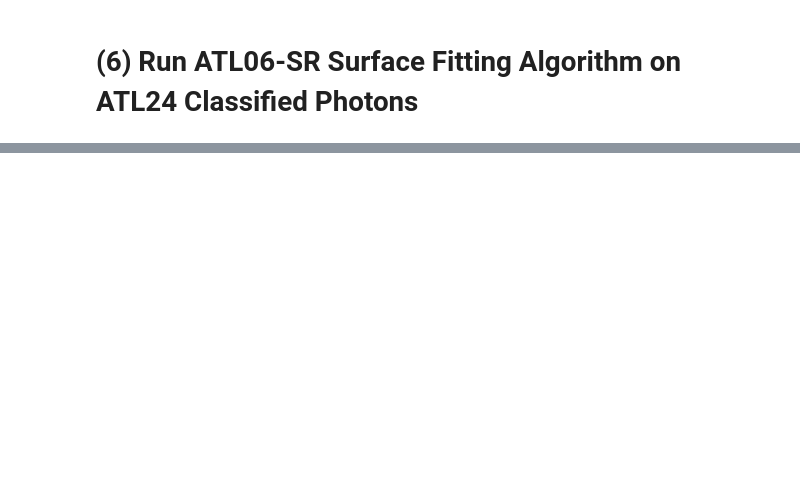
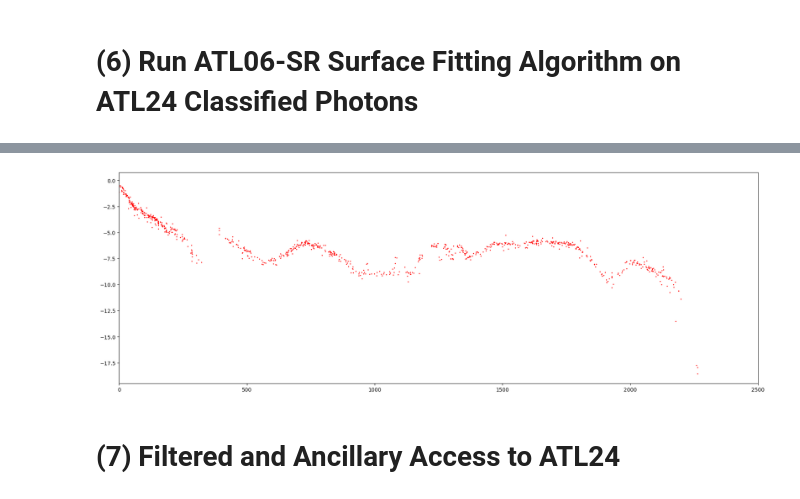
Before and after one commit to SlideRuleEarth/sliderule, a Jupyter notebook: clients/python/examples/atl24_access.ipynb, the cells around one changed output, grey strips where cells are left out. Drawn from its saved outputs; the diff is of its cells as text; code cells hidden in the pictures; blank space fills up the shorter version.

```diff
--- a/clients/python/examples/atl24_access.ipynb
+++ b/clients/python/examples/atl24_access.ipynb
@@ -159,2 +324,6 @@ plot_atl06(gdf6, 0, 2500)
 # %%
-plot_atl24(gdf2)
+plot_atl24(gdf2, 0, 2500)
+# %% [output]
+[figure, added]
+# %% [markdown]
+# (7) Filtered and Ancillary Access to ATL24
```
Also changed, not shown: parts of 27 cells of this notebook, 3 other files.
